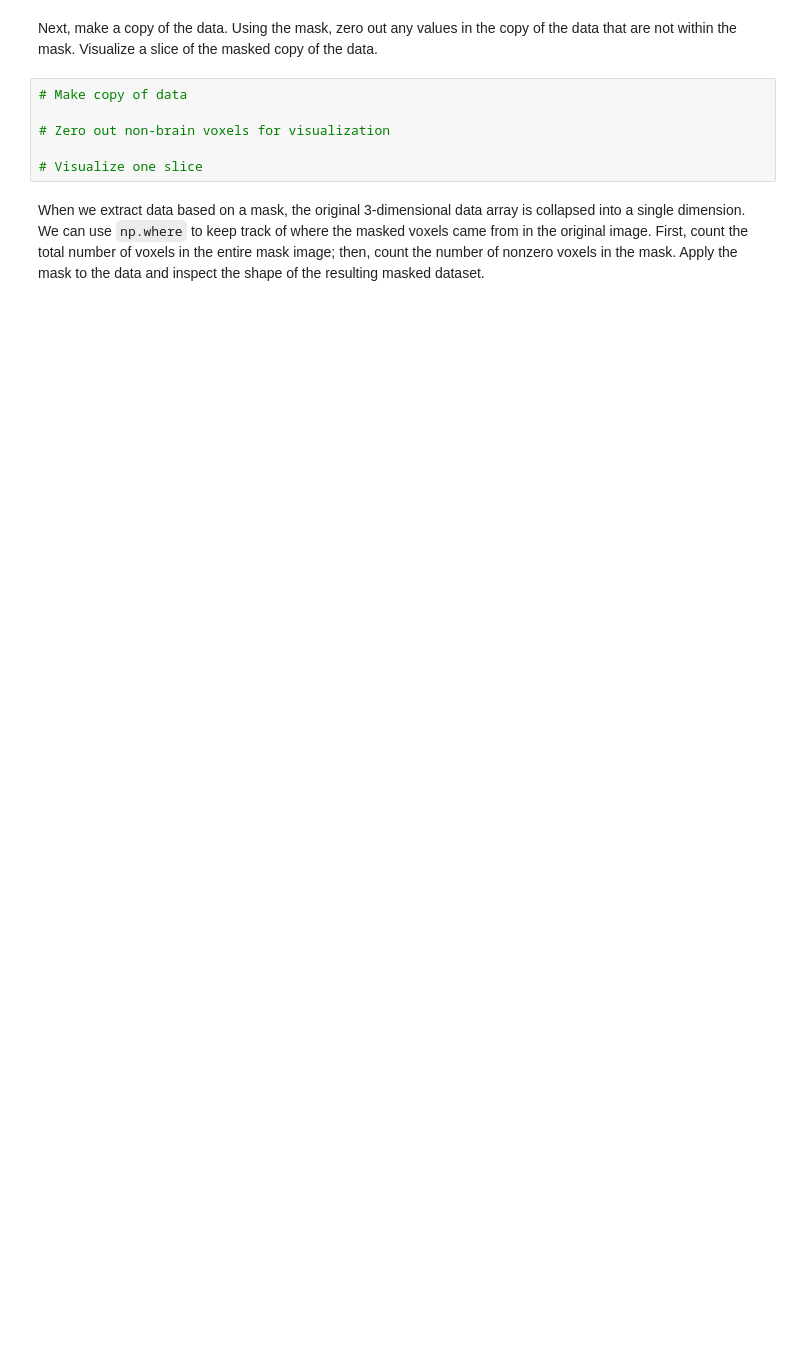
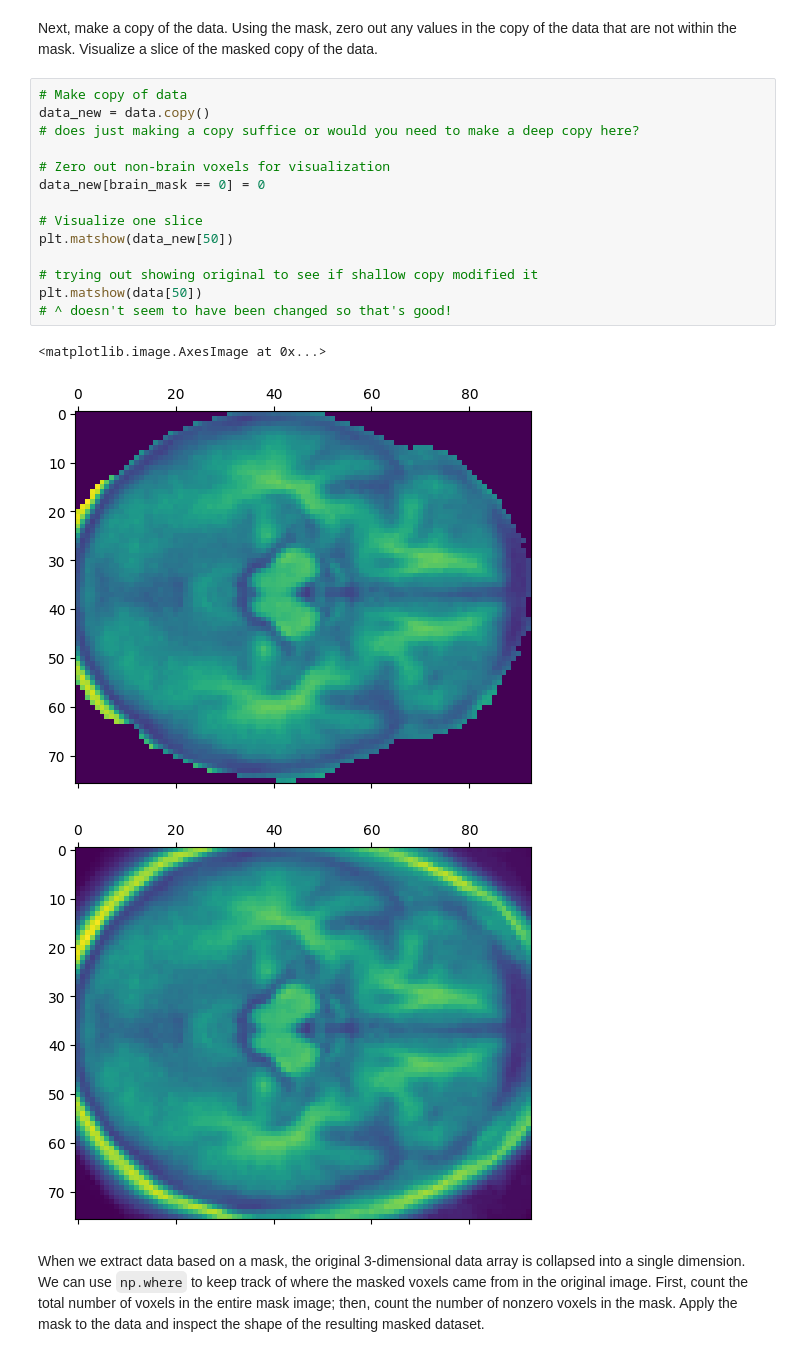
Before and after one commit to biancasanti/neu502b-2026, a Jupyter notebook: fmri-1/fmri-1-introduction.ipynb, the cells around one changed output. Cells and saved outputs as stored; diff of their text form; blank space fills up the shorter version.

```diff
--- a/fmri-1/fmri-1-introduction.ipynb
+++ b/fmri-1/fmri-1-introduction.ipynb
@@ -113,10 +149,22 @@ Typically, we don't actually want to analyize an entire MRI image. We want to ex
 Next, make a copy of the data. Using the mask, zero out any values in the copy of the data that are not within the mask. Visualize a slice of the masked copy of the data.
 # %%
 # Make copy of data
+data_new = data.copy()
+# does just making a copy suffice or would you need to make a deep copy here?
 
 # Zero out non-brain voxels for visualization
+data_new[brain_mask == 0] = 0
 
 # Visualize one slice
+plt.matshow(data_new[50])
+
+# trying out showing original to see if shallow copy modified it
+plt.matshow(data[50])
+# ^ doesn't seem to have been changed so that's good!
+# %% [output]
+<matplotlib.image.AxesImage at 0x...>
+[figure, added]
+[figure, added]
 # %% [markdown]
 When we extract data based on a mask, the original 3-dimensional data array is collapsed into a single dimension. We can use `np.where` to keep track of where the masked voxels came from in the original image. First, count the total number of voxels in the entire mask image; then, count the number of nonzero voxels in the mask. Apply the mask to the data and inspect the shape of the resulting masked dataset.
 # %%
```
Also changed, not shown: parts of 7 cells of this notebook, 3 other files.
